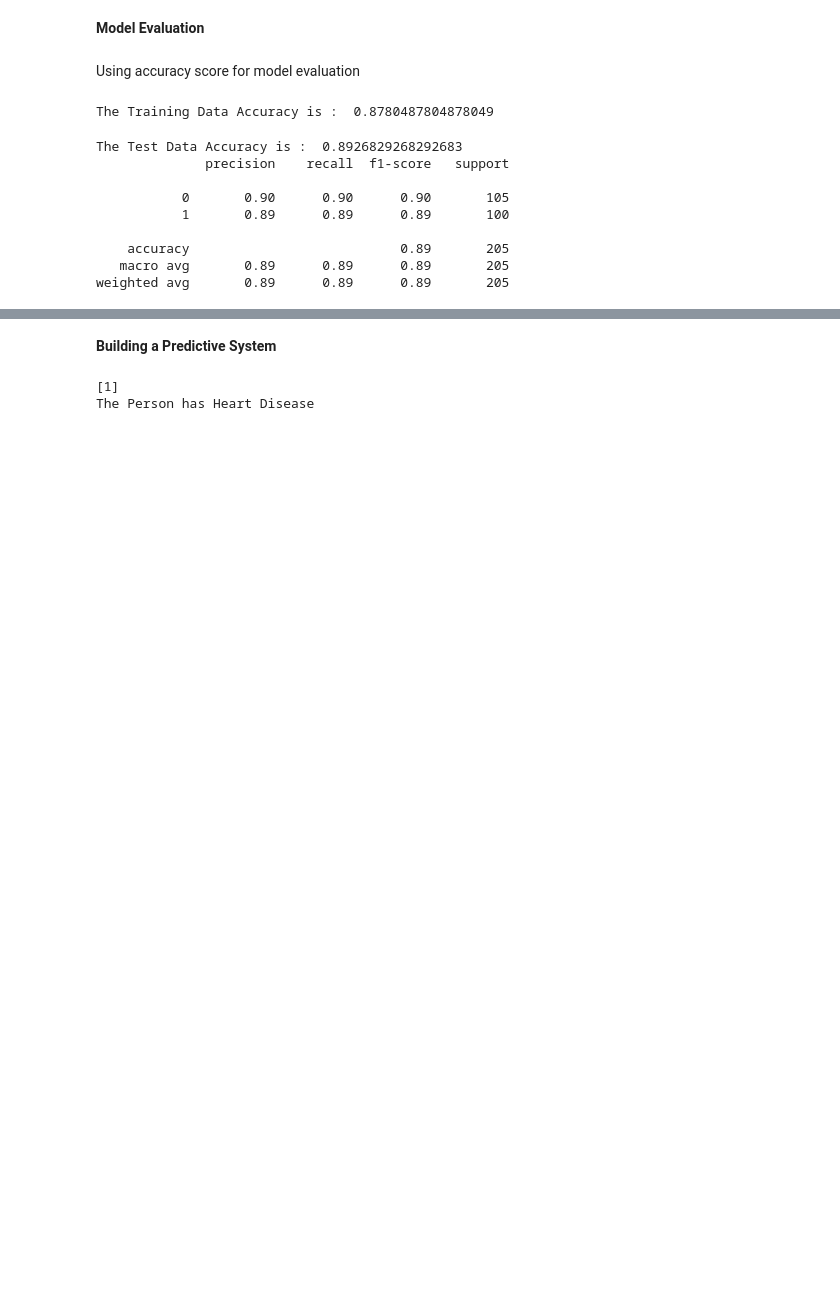
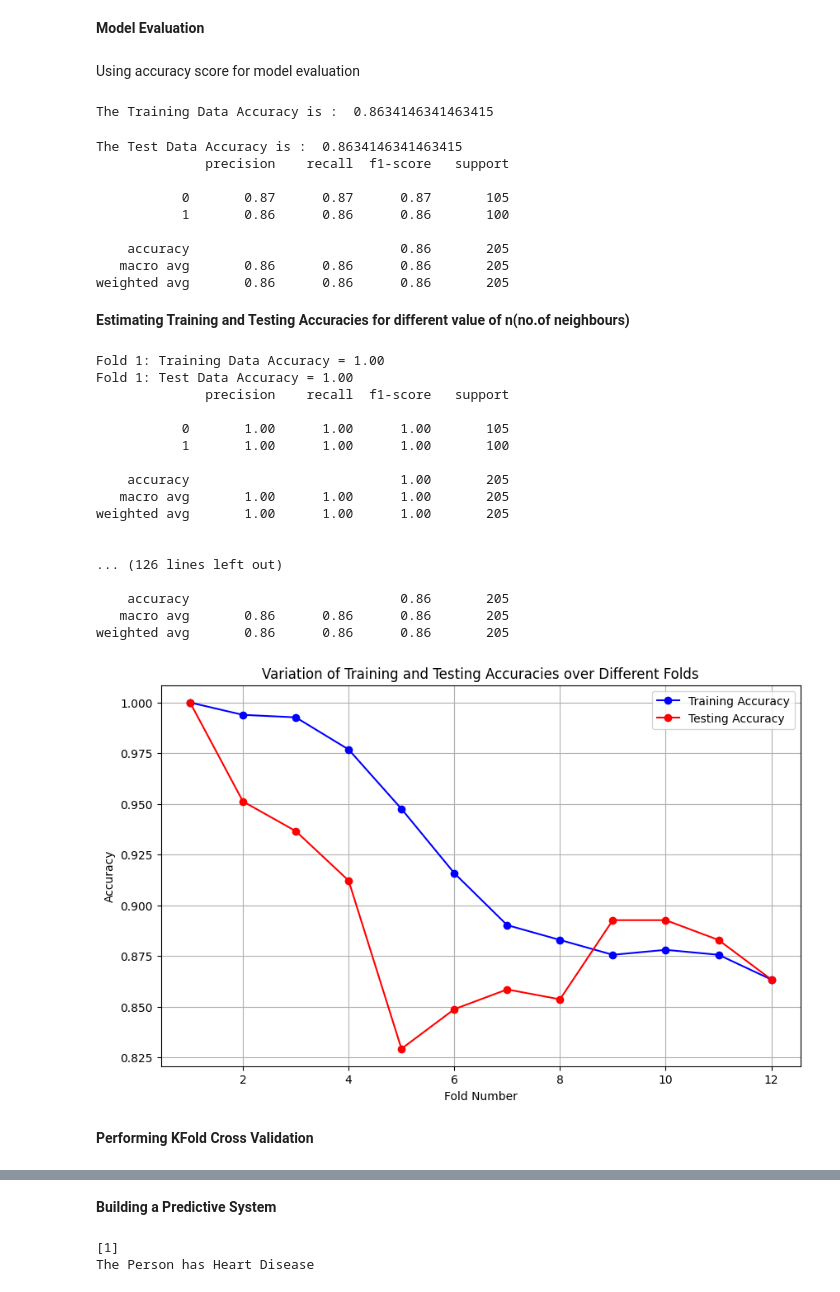
Before and after one commit to HariharaJujjarapu/Heart-Disease-Prediction, a Jupyter notebook: Heart_Disease_Prediction.ipynb, the cells around one changed output, grey strips where cells are left out. Drawn from its saved outputs; the diff is of its cells as text; code cells hidden in the pictures; blank space fills up the shorter version.

```diff
--- a/Heart_Disease_Prediction.ipynb
+++ b/Heart_Disease_Prediction.ipynb
@@ -10,7 +10,7 @@ from sklearn.preprocessing import StandardScaler
 import matplotlib.pyplot as plt
 import seaborn as sns
 # %%
-heart_data = pd.read_csv('/content/heart_data.csv')
+heart_data = pd.read_csv('C://Users//ASUS//OneDrive//Desktop//Languages//Python//ML-Projects//Heart_Disease_Prediction//heart_data.csv')
 # %%
 heart_data.head()
 # %% [output]
@@ -156,7 +152,7 @@ array([[ 0.16856381,  0.68138514,  0.06823285, ..., -2.23202634,
 ---
 Here we are using logistic regression.
 # %%
-model = KNeighborsClassifier(n_neighbors=10)
+model = KNeighborsClassifier(n_neighbors=12)
 # %%
 model.fit(x_train, y_train)
 # %% [output]
@@ -173,7 +169,7 @@ training_data_accuracy = accuracy_score(y_train_predicted, y_train)
 
 print("The Training Data Accuracy is : ", training_data_accuracy)
 # %% [output]
-The Training Data Accuracy is :  0.8780487804878049
+The Training Data Accuracy is :  0.8634146341463415
 # %%
 # accuracy on test data
 y_test_predicted = model.predict(x_test)
@@ -184,12 +180,70 @@ print("The Test Data Accuracy is : ", test_data_accuracy)
 
 print(classification_report(y_test, y_test_predicted))
 # %% [output]
-The Test Data Accuracy is :  0.8926829268292683
+The Test Data Accuracy is :  0.8634146341463415
               precision    recall  f1-score   support
 
-           0       0.90      0.90      0.90       105
-           1       0.89      0.89      0.89       100
+           0       0.87      0.87      0.87       105
+           1       0.86      0.86      0.86       100
 
-    accuracy                           0.89       205
-   macro avg       0.89      0.89      0.89       205
-weighted avg       0.89      0.89      0.89       205
+    accuracy                           0.86       205
+   macro avg       0.86      0.86      0.86       205
+weighted avg       0.86      0.86      0.86       205
+# %% [markdown]
+**Estimating Training and Testing Accuracies for different value of n(no.of neighbours)**
+# %%
+# Plotting Testing and Training Accuracies in a graph
+train_list = []
+test_list = []
+
+for i in range(1, 13):
+    model = KNeighborsClassifier(n_neighbors=i)
+    model.fit(x_train, y_train)
+
+    # Accuracy on training data
+    y_train_predicted = model.predict(x_train)
+    training_data_accuracy = accuracy_score(y_train_predicted, y_train)
+    train_list.append(training_data_accuracy)
+    print(f"Fold {i}: Training Data Accuracy = {training_data_accuracy:.2f}")
+
+    # Accuracy on test data
+    y_test_predicted = model.predict(x_test)
+    test_data_accuracy = accuracy_score(y_test_predicted, y_test)
+    test_list.append(test_data_accuracy)
+    print(f"Fold {i}: Test Data Accuracy = {test_data_accuracy:.2f}")
+
+    # Print classification report
+    print(classification_report(y_test, y_test_predicted))
+    print()
+
+# Plotting the accuracies
+plt.figure(figsize=(10, 6))
+plt.plot(range(1, 13), train_list, label='Training Accuracy', marker='o', color='blue')
+plt.plot(range(1, 13), test_list, label='Testing Accuracy', marker='o', color='red')
+plt.xlabel('Fold Number')
+plt.ylabel('Accuracy')
+plt.title('Variation of Training and Testing Accuracies over Different Folds')
+plt.legend()
+plt.grid(True)
+plt.show()
+# %% [output]
+Fold 1: Training Data Accuracy = 1.00
+Fold 1: Test Data Accuracy = 1.00
+              precision    recall  f1-score   support
+
+           0       1.00      1.00      1.00       105
+           1       1.00      1.00      1.00       100
+
+    accuracy                           1.00       205
+   macro avg       1.00      1.00      1.00       205
+weighted avg       1.00      1.00      1.00       205
+
+
+... (126 lines left out)
+
+    accuracy                           0.86       205
+   macro avg       0.86      0.86      0.86       205
+weighted avg       0.86      0.86      0.86       205
+[figure, added]
+# %% [markdown]
+**Performing KFold Cross Validation**
```
Also changed, not shown: parts of 5 cells of this notebook.
